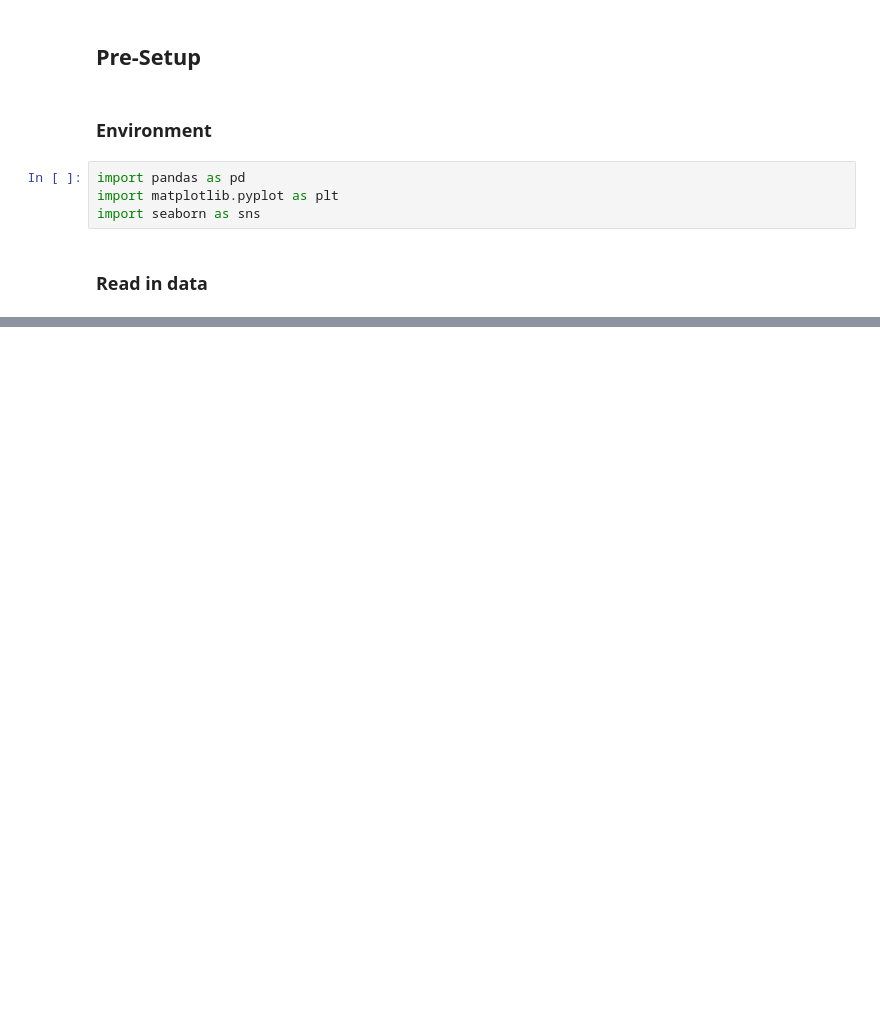
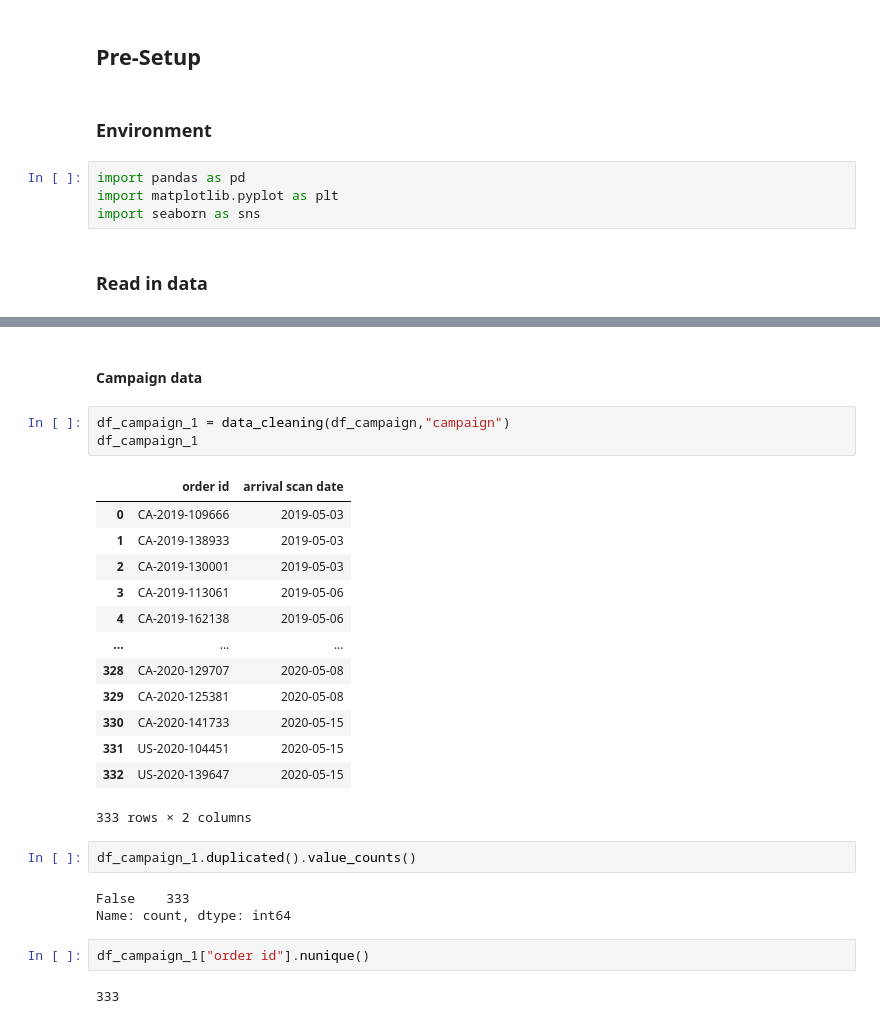
Before and after one commit to amandawang90-spec/neuefische-data-analysis-180825-muesli_eda_project, a Jupyter notebook: janina_working_file.ipynb, the cells around one changed output, grey strips where cells are left out. Saved outputs shown, nothing was run; the diff lists cells and outputs as text; blank space fills up the shorter version.

```diff
--- a/janina_working_file.ipynb
+++ b/janina_working_file.ipynb
@@ -76,0 +141,28 @@ def data_cleaning(df):
+# %% [markdown]
+#### Campaign data
+# %%
+df_campaign_1 = data_cleaning(df_campaign,"campaign")
+df_campaign_1
+# %% [output]
+|  | order id | arrival scan date |
+| 0 | CA-2019-109666 | 2019-05-03 |
+| 1 | CA-2019-138933 | 2019-05-03 |
+| 2 | CA-2019-130001 | 2019-05-03 |
+| 3 | CA-2019-113061 | 2019-05-06 |
+| 4 | CA-2019-162138 | 2019-05-06 |
+| ... | ... | ... |
+| 328 | CA-2020-129707 | 2020-05-08 |
+| 329 | CA-2020-125381 | 2020-05-08 |
+| 330 | CA-2020-141733 | 2020-05-15 |
+| 331 | US-2020-104451 | 2020-05-15 |
+| 332 | US-2020-139647 | 2020-05-15 |
+333 rows × 2 columns
+# %%
+df_campaign_1.duplicated().value_counts()
+# %% [output]
+False    333
+Name: count, dtype: int64
+# %%
+df_campaign_1["order id"].nunique()
+# %% [output]
+333
```
Also changed, not shown: parts of 54 cells of this notebook.
